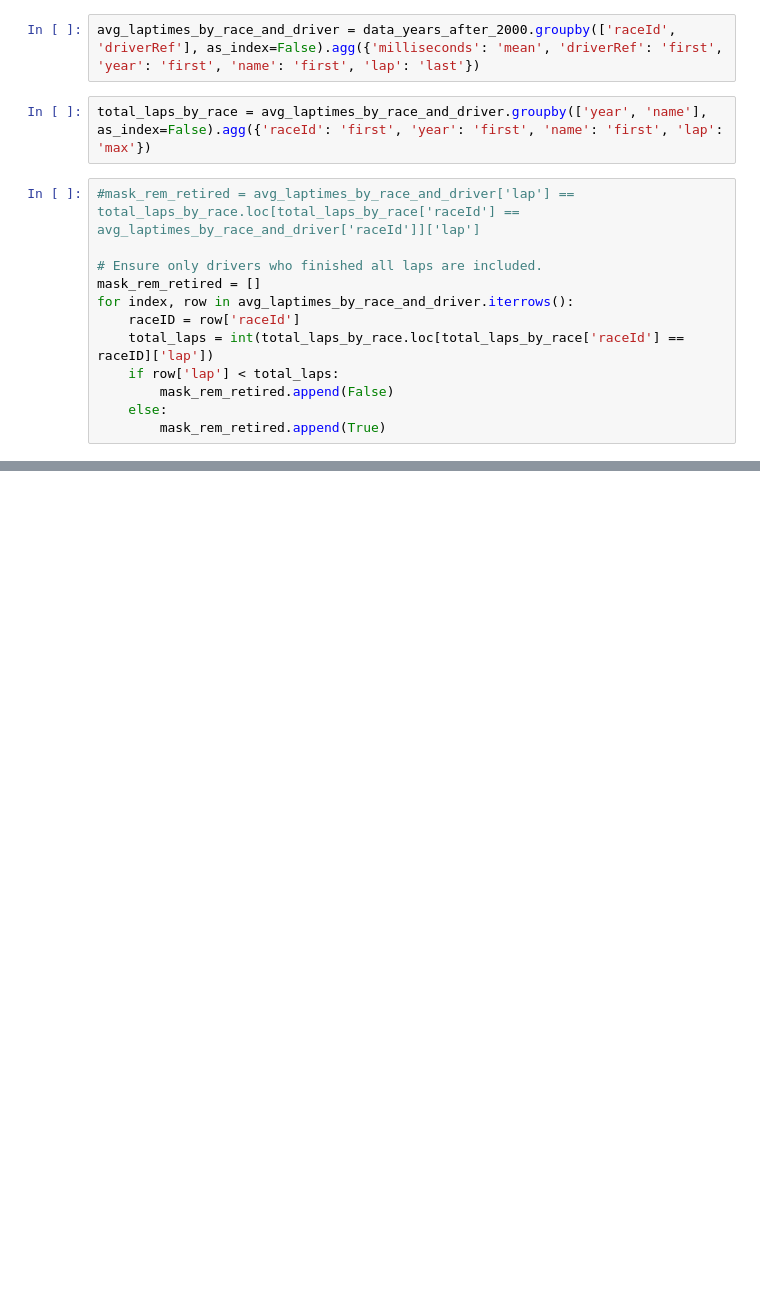
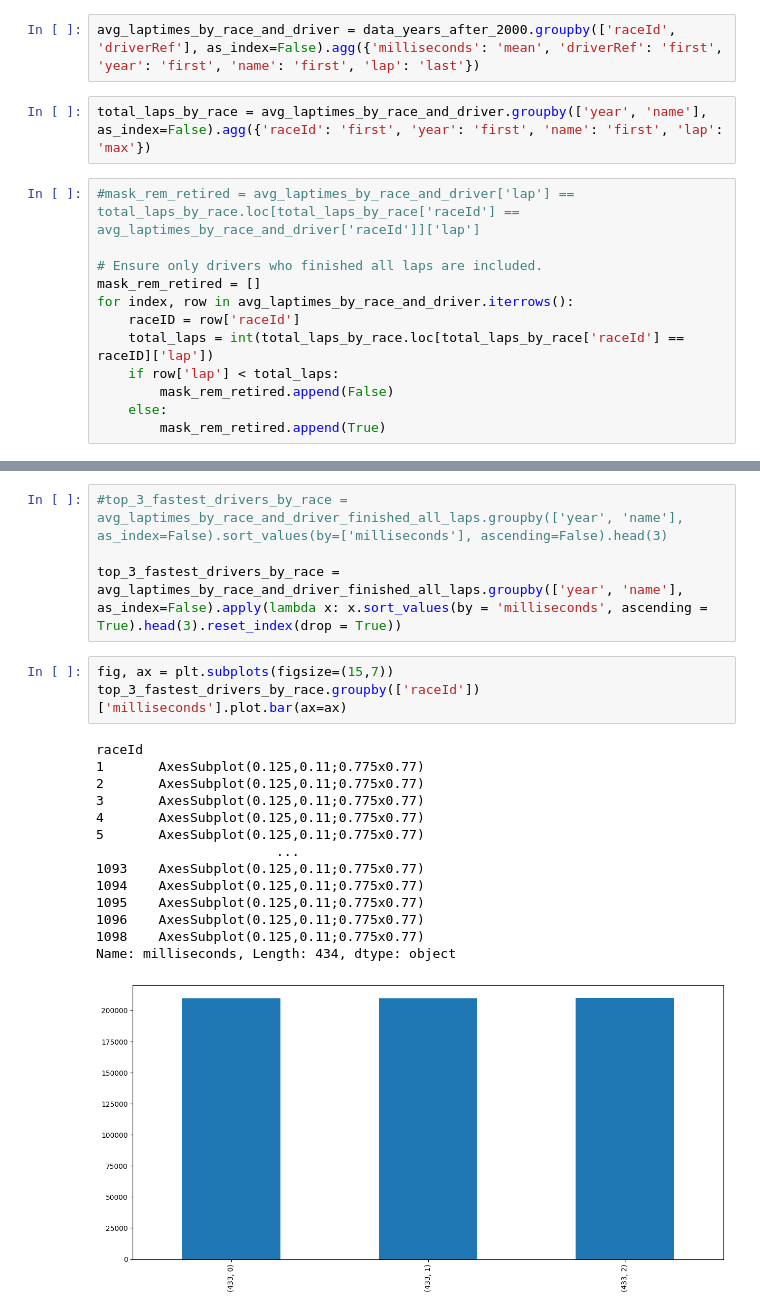
Before and after one commit to MatthewFoster02/The-Formula-Behind-Formula-1-Driven-By-Data, a Jupyter notebook: src/average_laptime.ipynb, the cells around one changed output, grey strips where cells are left out. Drawn from its saved outputs; the diff is of its cells as text; blank space fills up the shorter version.

```diff
--- a/src/average_laptime.ipynb
+++ b/src/average_laptime.ipynb
@@ -98,0 +97,22 @@ KeyError: "None of [Float64Index([1.0, 1.0, 1.0, 1.0, 1.0, 1.0, 1.0, 1.0, 1.0, 0
+# %%
+#top_3_fastest_drivers_by_race = avg_laptimes_by_race_and_driver_finished_all_laps.groupby(['year', 'name'], as_index=False).sort_values(by=['milliseconds'], ascending=False).head(3)
+
+top_3_fastest_drivers_by_race = avg_laptimes_by_race_and_driver_finished_all_laps.groupby(['year', 'name'], as_index=False).apply(lambda x: x.sort_values(by = 'milliseconds', ascending = True).head(3).reset_index(drop = True))
+# %%
+fig, ax = plt.subplots(figsize=(15,7))
+top_3_fastest_drivers_by_race.groupby(['raceId'])['milliseconds'].plot.bar(ax=ax)
+# %% [output]
+raceId
+1       AxesSubplot(0.125,0.11;0.775x0.77)
+2       AxesSubplot(0.125,0.11;0.775x0.77)
+3       AxesSubplot(0.125,0.11;0.775x0.77)
+4       AxesSubplot(0.125,0.11;0.775x0.77)
+5       AxesSubplot(0.125,0.11;0.775x0.77)
+                       ...
+1093    AxesSubplot(0.125,0.11;0.775x0.77)
+1094    AxesSubplot(0.125,0.11;0.775x0.77)
+1095    AxesSubplot(0.125,0.11;0.775x0.77)
+1096    AxesSubplot(0.125,0.11;0.775x0.77)
+1098    AxesSubplot(0.125,0.11;0.775x0.77)
+Name: milliseconds, Length: 434, dtype: object
+[figure, added]
```
Also changed, not shown: parts of 1 cell of this notebook.
